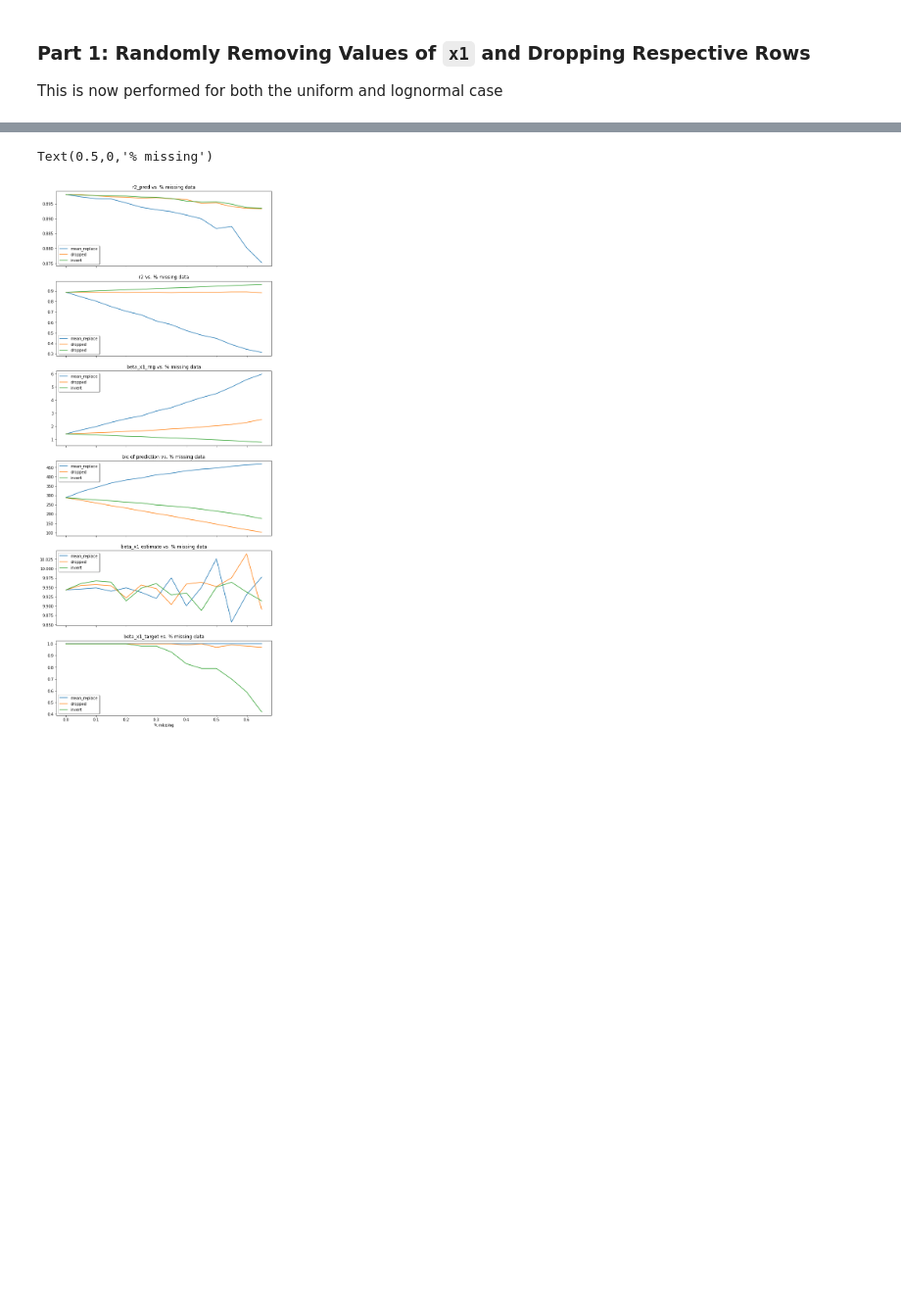
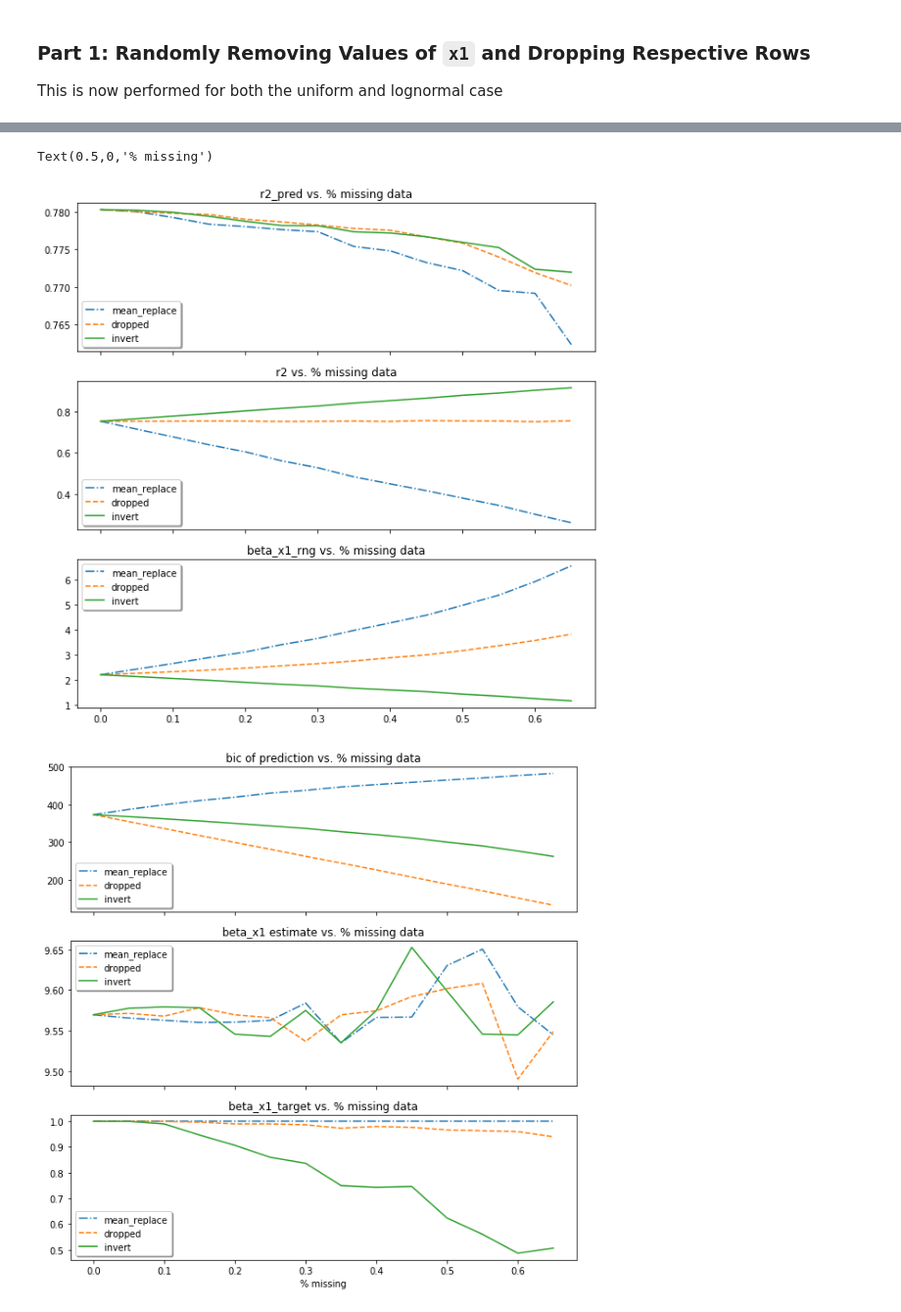
Before and after one commit to eilifm/rit_missing_data, a Jupyter notebook: 2018-02-10_simple_case_comparisons_4_method.ipynb, the cells around one changed output, grey strips where cells are left out. Shown at 98% size. Cells and saved outputs as stored; diff of their text form; code cells hidden in the pictures; blank space fills up the shorter version.

```diff
--- a/2018-02-10_simple_case_comparisons_4_method.ipynb
+++ b/2018-02-10_simple_case_comparisons_4_method.ipynb
@@ -30,7 +30,7 @@ x1_uniform_clean_fit_data, x1_uniform_test_data, x1_uniform_coeffs = generate_in
                                                         [x_def_helper('uniform', coeff=10, low=0, high=1)],
                                                         intercept=10,
                                                         n=100,
-                                                        beta_sigma=.1
+                                                        beta_sigma=.5
                                                     )
 print(x1_norm_clean_fit_data['y'].std())
 print(x1_uniform_clean_fit_data['y'].std())
@@ -180,17 +180,17 @@ def run_new(fit_data, test_data, action_type, incr=.05,iters=50):
 x1_uniform_results_mean_agg, x1_uniform_mean_results = run_new(x1_uniform_clean_fit_data,
                                                          x1_uniform_test_data,
                                                          'mean',
-                                                         iters=100)
+                                                         iters=300)
 
 x1_uniform_results_invert_agg, x1_uniform_invert_results = run_new(x1_uniform_clean_fit_data,
                                                                    x1_uniform_test_data,
                                                                    'invert',
-                                                                   iters=100)
+                                                                   iters=300)
 
 x1_uniform_results_drop_agg, x1_uniform_drop_results = run_new(x1_uniform_clean_fit_data,
                                                                x1_uniform_test_data,
                                                                'drop',
-                                                               iters=100)
+                                                               iters=300)
 
 # x1_uniform_results_rand_agg, x1_uniform_rand_results = run_new(x1_uniform_clean_fit_data,
 #                                                                x1_uniform_test_data,
@@ -224,55 +224,57 @@ x1_uniform_results_invert_agg
 # %%
 x1_uniform_results = x1_uniform_results
-x1_uniform_results['']
-f, axarr = plt.subplots(6, sharex=True, figsize=(10,25))
-axarr[0].plot(x1_uniform_results['mean_replace'][['r2_pred']], label='mean_replace')
-axarr[0].plot(x1_uniform_results['drop'][['r2_pred']], label='dropped')
+f, axarr = plt.subplots(3, sharex=True, figsize=(10,10))
+axarr[0].plot(x1_uniform_results['mean_replace'][['r2_pred']], label='mean_replace', linestyle='-.')
+axarr[0].plot(x1_uniform_results['drop'][['r2_pred']], label='dropped', linestyle='--')
 axarr[0].plot(x1_uniform_results['invert'][['r2_pred']], label='invert')
 #axarr[0].plot(x1_uniform_results['rand'][['r2_pred']], label='rand')
 axarr[0].set_title('r2_pred vs. % missing data')
 axarr[0].legend(shadow=True, fancybox=True)
 
-axarr[1].plot(x1_uniform_results['mean_replace'][['r2']], label='mean_replace')
-axarr[1].plot(x1_uniform_results['drop'][['r2']], label='dropped')
-axarr[1].plot(x1_uniform_results['invert'][['r2']], label='dropped')
+axarr[1].plot(x1_uniform_results['mean_replace'][['r2']], label='mean_replace', linestyle='-.')
+axarr[1].plot(x1_uniform_results['drop'][['r2']], label='dropped', linestyle='--')
+axarr[1].plot(x1_uniform_results['invert'][['r2']], label='invert')
 #axarr[1].plot(x1_uniform_results['rand'][['r2']], label='rand')
 axarr[1].set_title('r2 vs. % missing data')
 axarr[1].legend(shadow=True, fancybox=True)
 
-axarr[2].plot(x1_uniform_results['mean_replace'][['beta_x1_rng']], label='mean_replace')
-axarr[2].plot(x1_uniform_results['drop'][['beta_x1_rng']], label='dropped')
+
+axarr[2].plot(x1_uniform_results['mean_replace'][['beta_x1_rng']], label='mean_replace', linestyle='-.')
+axarr[2].plot(x1_uniform_results['drop'][['beta_x1_rng']], label='dropped', linestyle='--')
 axarr[2].plot(x1_uniform_results['invert'][['beta_x1_rng']], label='invert')
 #axarr[2].plot(x1_uniform_results['rand'][['beta_x1_rng']], label='rand')
 axarr[2].set_title('beta_x1_rng vs. % missing data')
 axarr[2].legend(shadow=True, fancybox=True)
 
-axarr[3].plot(x1_uniform_results['mean_replace'][['bic']], label='mean_replace')
-axarr[3].plot(x1_uniform_results['drop'][['bic']], label='dropped')
-axarr[3].plot(x1_uniform_results['invert'][['bic']], label='invert')
+f, axarr = plt.subplots(3, sharex=True, figsize=(10,10))
+axarr[0].plot(x1_uniform_results['mean_replace'][['bic']], label='mean_replace', linestyle='-.')
+axarr[0].plot(x1_uniform_results['drop'][['bic']], label='dropped', linestyle='--')
+axarr[0].plot(x1_uniform_results['invert'][['bic']], label='invert')
 #axarr[3].plot(x1_uniform_results['rand'][['bic']], label='rand')
-axarr[3].set_title('bic of prediction vs. % missing data')
-axarr[3].legend(shadow=True, fancybox=True)
+axarr[0].set_title('bic of prediction vs. % missing data')
+axarr[0].legend(shadow=True, fancybox=True)
 
 #beta_x1
-axarr[4].plot(x1_uniform_results['mean_replace'][['beta_x1']], label='mean_replace')
-axarr[4].plot(x1_uniform_results['drop'][['beta_x1']], label='dropped')
-axarr[4].plot(x1_uniform_results['invert'][['beta_x1']], label='invert')
+axarr[1].plot(x1_uniform_results['mean_replace'][['beta_x1']], label='mean_replace', linestyle='-.')
+axarr[1].plot(x1_uniform_results['drop'][['beta_x1']], label='dropped', linestyle='--')
+axarr[1].plot(x1_uniform_results['invert'][['beta_x1']], label='invert')
 #axarr[4].plot(x1_uniform_results['rand'][['beta_x1']], label='rand')
-axarr[4].set_title('beta_x1 estimate vs. % missing data')
-axarr[4].legend(shadow=True, fancybox=True)
+axarr[1].set_title('beta_x1 estimate vs. % missing data')
+axarr[1].legend(shadow=True, fancybox=True)
 
 #beta_x1_target
-axarr[5].plot(x1_uniform_results['mean_replace'][['beta_x1_target']], label='mean_replace')
-axarr[5].plot(x1_uniform_results['drop'][['beta_x1_target']], label='dropped')
-axarr[5].plot(x1_uniform_results['invert'][['beta_x1_target']], label='invert')
+axarr[2].plot(x1_uniform_results['mean_replace'][['beta_x1_target']], label='mean_replace', linestyle='-.')
+axarr[2].plot(x1_uniform_results['drop'][['beta_x1_target']], label='dropped', linestyle='--')
+axarr[2].plot(x1_uniform_results['invert'][['beta_x1_target']], label='invert')
 #axarr[5].plot(x1_uniform_results['rand'][['beta_x1_target']], label='rand')
-axarr[5].set_title('beta_x1_target vs. % missing data')
-axarr[5].legend(shadow=True, fancybox=True)
+axarr[2].set_title('beta_x1_target vs. % missing data')
+axarr[2].legend(shadow=True, fancybox=True)
 
-axarr[5].set_xlabel('% missing')
+axarr[2].set_xlabel('% missing')
 #plt.legend(shadow=True, fancybox=True)
 # %% [output]
 Text(0.5,0,'% missing')
-[figure, old version]
+[figure, new version]
+[figure, added]
 # %%
 wrecked_data = x1_uniform_clean_fit_data.copy(deep=True)
```
Also changed, not shown: parts of 6 cells of this notebook, 11 other files.
